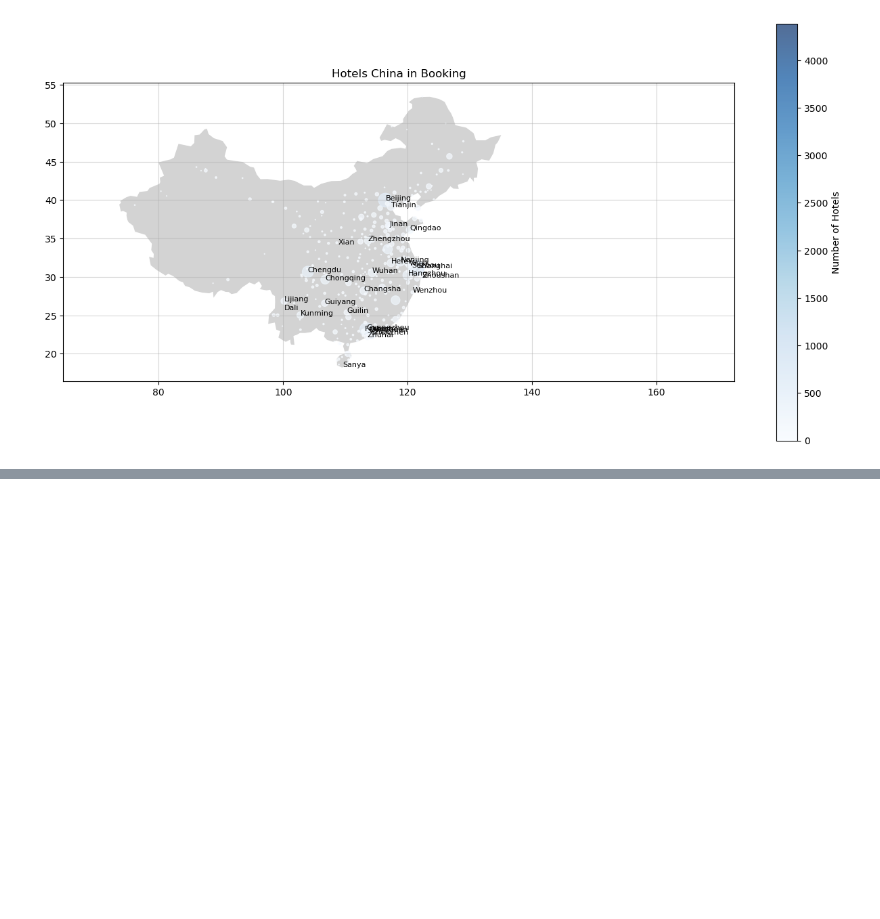
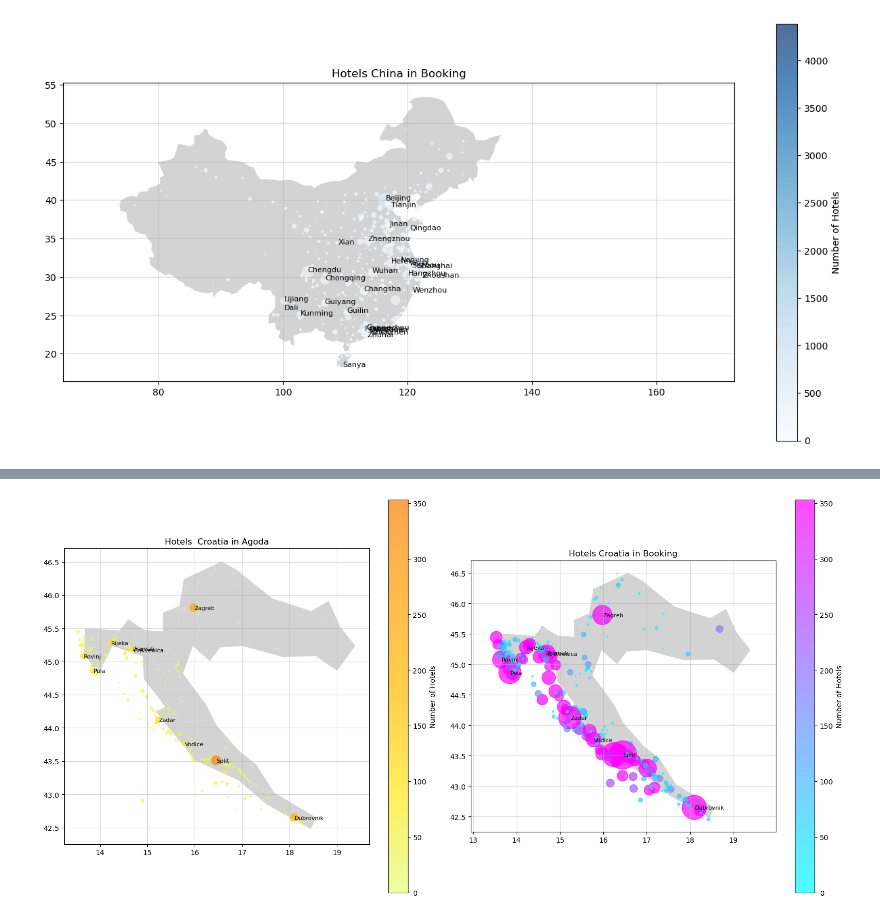
Before and after one commit to sborto86/project-II-pipelines, a Jupyter notebook: enriching-and-cleaning.ipynb, the cells around one changed output, grey strips where cells are left out. Cells and saved outputs as stored; diff of their text form; code cells hidden in the pictures; blank space fills up the shorter version.

```diff
--- a/enriching-and-cleaning.ipynb
+++ b/enriching-and-cleaning.ipynb
@@ -210,0 +208,2 @@ china_booking = pl.country_plot(china, "China", "booking", names="top", fh=8, fl
+# %%
+croatia = sc.cities_country(agoda2, "Croatia")
@@ -210,0 +228,4 @@ china_booking = pl.country_plot(china, "China", "booking", names="top", fh=8, fl
+# %%
+croatia_comp = pl.country_comp(croatia, "Croatia")
+# %% [output]
+[figure, added]
```
Also changed, not shown: parts of 14 cells of this notebook, 5 other files.
